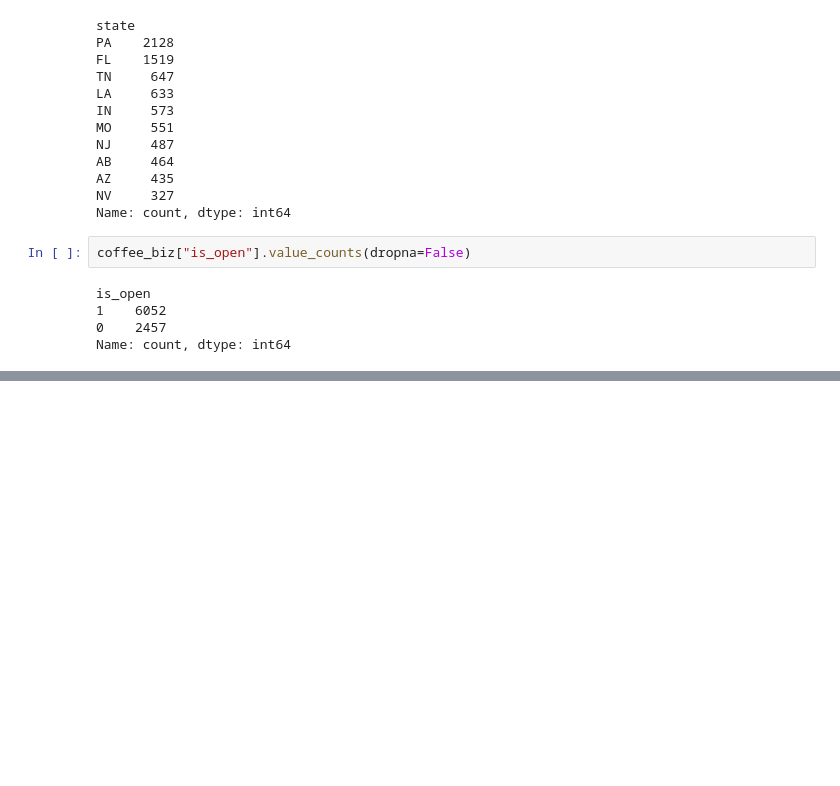
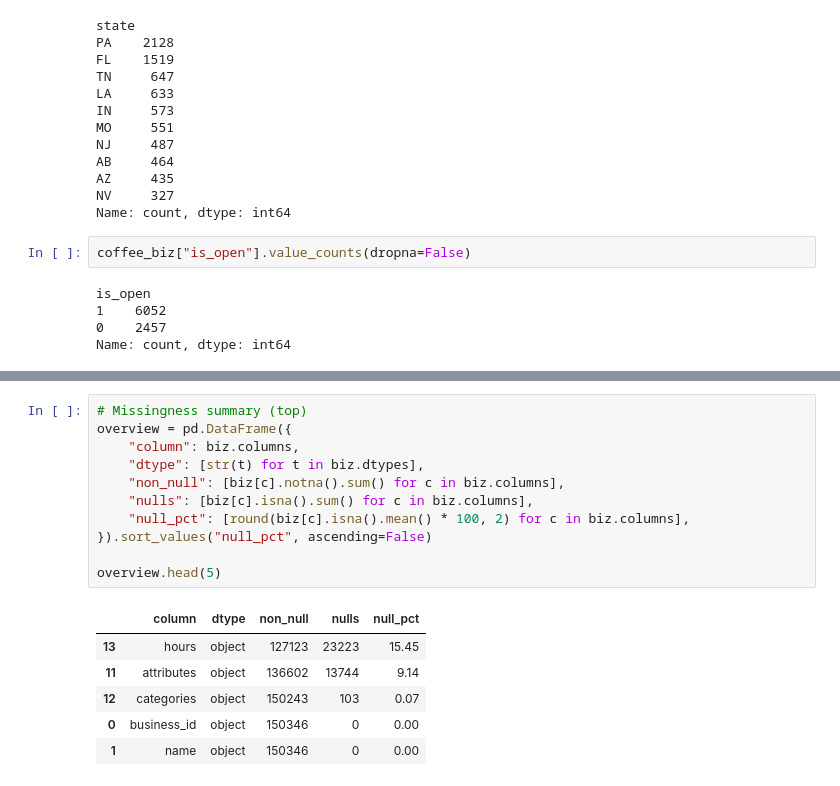
Before and after one commit to nancy1404/Coffeeking-Yelp, a Jupyter notebook: notebooks/01_initial_look.ipynb, the cells around one changed output, grey strips where cells are left out. Cells and saved outputs as stored; diff of their text form; blank space fills up the shorter version.

```diff
--- a/notebooks/01_initial_look.ipynb
+++ b/notebooks/01_initial_look.ipynb
@@ -137,0 +145,18 @@ Name: count, dtype: int64
+# %%
+# Missingness summary (top)
+overview = pd.DataFrame({
+    "column": biz.columns,
+    "dtype": [str(t) for t in biz.dtypes],
+    "non_null": [biz[c].notna().sum() for c in biz.columns],
+    "nulls": [biz[c].isna().sum() for c in biz.columns],
+    "null_pct": [round(biz[c].isna().mean() * 100, 2) for c in biz.columns],
+}).sort_values("null_pct", ascending=False)
+
+overview.head(5)
+# %% [output]
+|  | column | dtype | non_null | nulls | null_pct |
+| 13 | hours | object | 127123 | 23223 | 15.45 |
+| 11 | attributes | object | 136602 | 13744 | 9.14 |
+| 12 | categories | object | 150243 | 103 | 0.07 |
+| 0 | business_id | object | 150346 | 0 | 0.00 |
+| 1 | name | object | 150346 | 0 | 0.00 |
```
Also changed, not shown: parts of 10 cells of this notebook.
